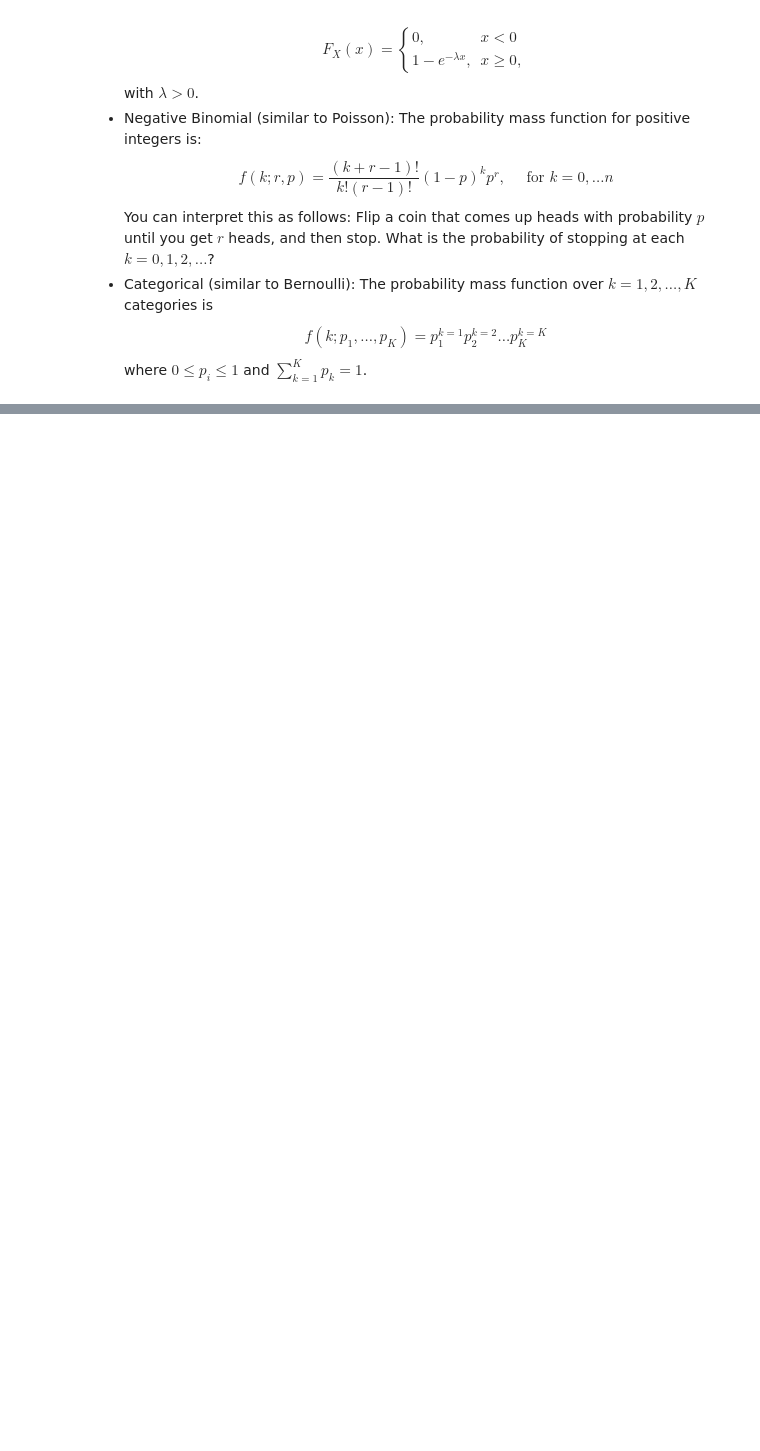
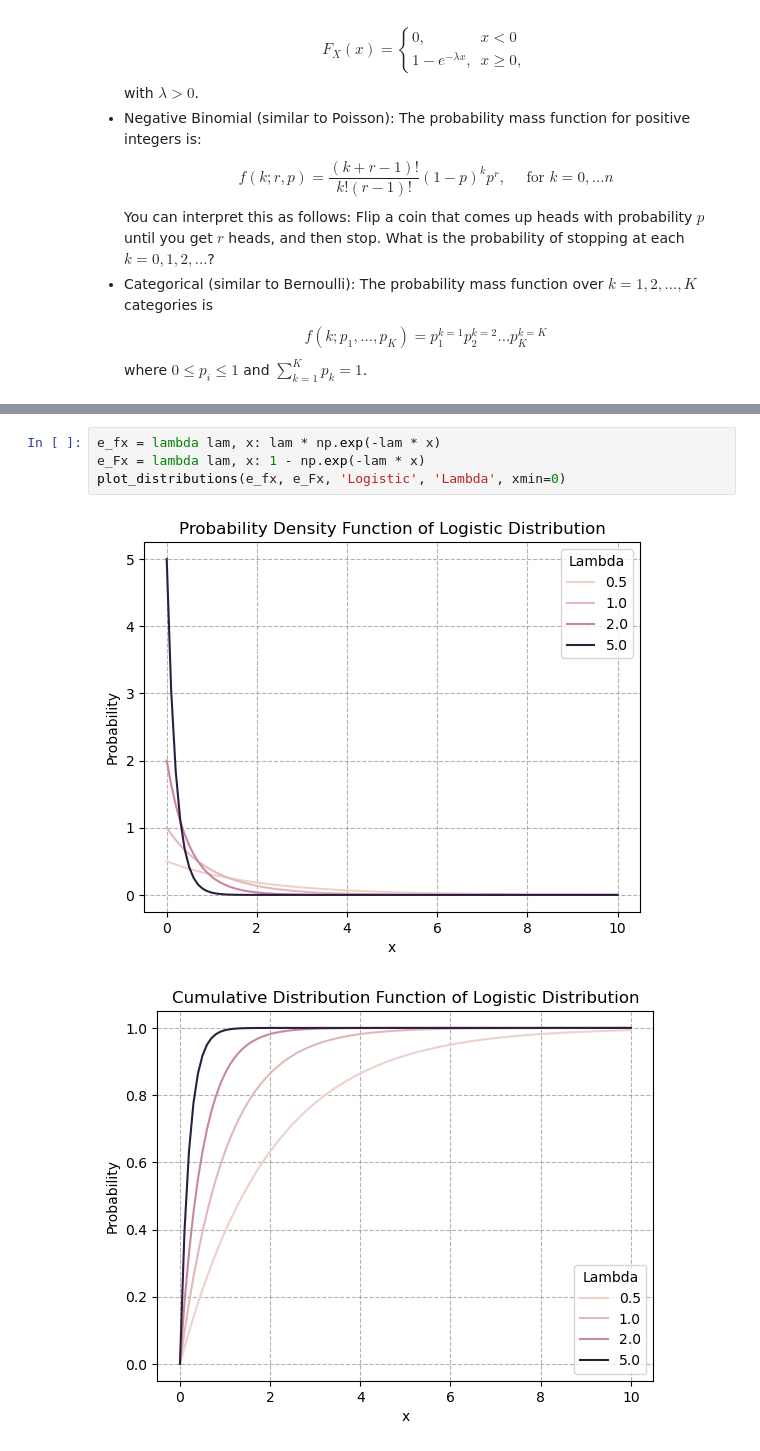
Before and after one commit to ds4e/understanding_uncertainty_assignments, a Jupyter notebook: assignment_6/exercies_6.ipynb, the cells around one changed output, grey strips where cells are left out. Cells and saved outputs as stored; diff of their text form; blank space fills up the shorter version.

```diff
--- a/assignment_6/exercies_6.ipynb
+++ b/assignment_6/exercies_6.ipynb
@@ -39,0 +161,7 @@ where $0 \le p_i \le 1$ and $ \sum_{k=1}^K p_k = 1$.
+# %%
+e_fx = lambda lam, x: lam * np.exp(-lam * x)
+e_Fx = lambda lam, x: 1 - np.exp(-lam * x)
+plot_distributions(e_fx, e_Fx, 'Logistic', 'Lambda', xmin=0)
+# %% [output]
+[figure, added]
+[figure, added]
```
Also changed, not shown: parts of 7 cells of this notebook.
